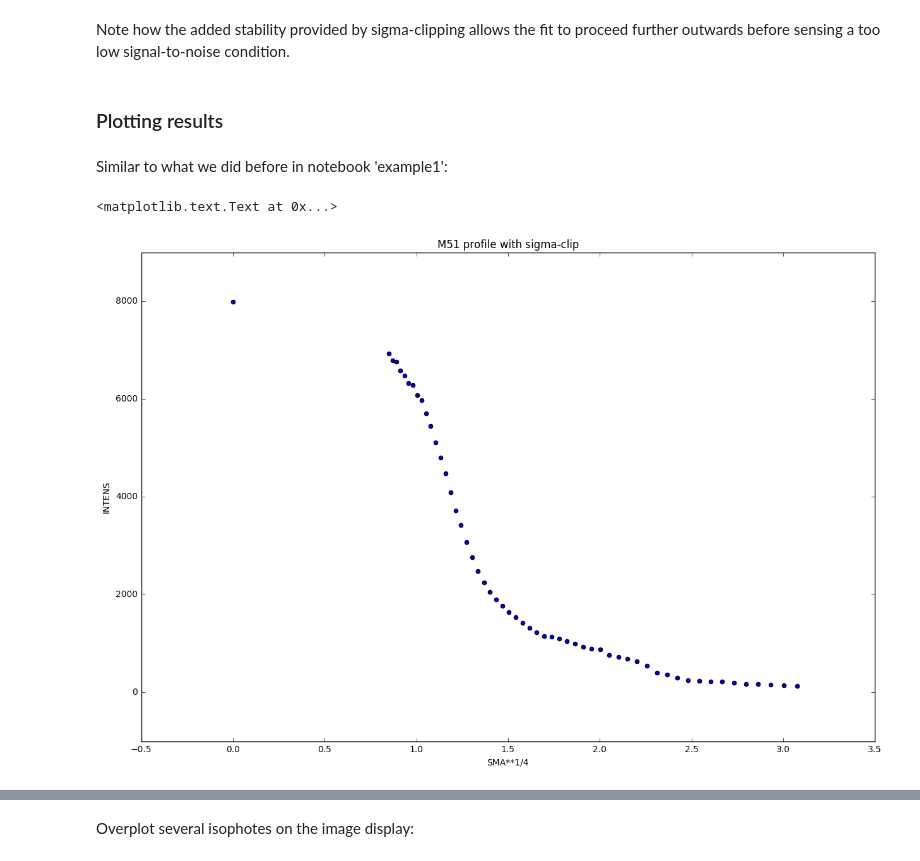
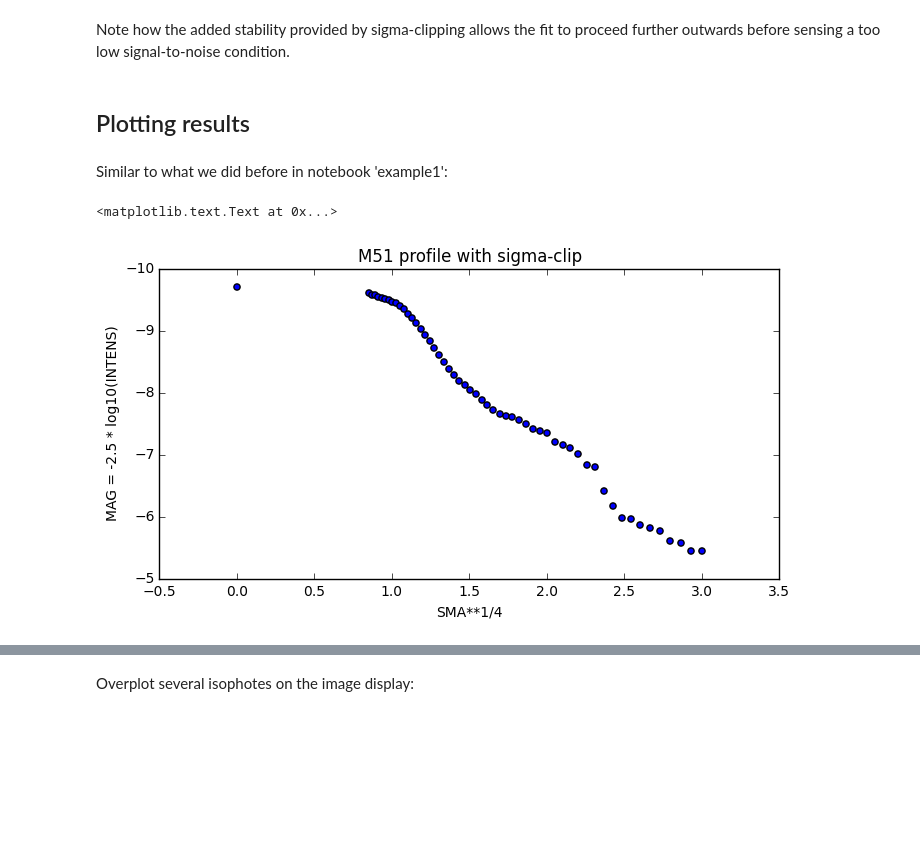
Before and after one commit to ibusko/isophote, a Jupyter notebook: docs/notebooks/example_sclip.ipynb, the cells around one changed output, grey strips where cells are left out. Saved outputs shown, nothing was run; the diff lists cells and outputs as text; code cells hidden in the pictures; blank space fills up the shorter version.

```diff
--- a/docs/notebooks/example_sclip.ipynb
+++ b/docs/notebooks/example_sclip.ipynb
@@ -38,21 +38,23 @@ isophote_list = ellipse.fit_image(sclip=2., nclip=3)
 # %% [markdown]
 Note how the added stability provided by sigma-clipping allows the fit to proceed further outwards before sensing a too low signal-to-noise condition.
 # %% [markdown]
-### Plotting results
+## Plotting results
 # %% [markdown]
 Similar to what we did before in notebook 'example1':
 # %%
 import numpy as np
 import matplotlib.pyplot as plt
 %matplotlib inline
-plt.rcParams['figure.figsize'] = (15.0, 10.0)
 # %%
-plt.scatter(isophote_list.sma**0.25, isophote_list.intens)
+plt.rcParams['figure.figsize'] = (8.0, 4.0)
+
+plt.scatter(isophote_list.sma**0.25, -2.5*np.log10(isophote_list.intens))
 
 plt.xlabel('SMA**1/4')
-plt.ylabel('INTENS')
+plt.ylabel('MAG = -2.5 * log10(INTENS)')
+plt.gca().invert_yaxis()
 plt.title("M51 profile with sigma-clip")
 # %% [output]
 <matplotlib.text.Text at 0x...>
-[figure, old version]
+[figure, new version]
 # %%
```
Also changed, not shown: parts of 7 cells of this notebook, 2 other files.
